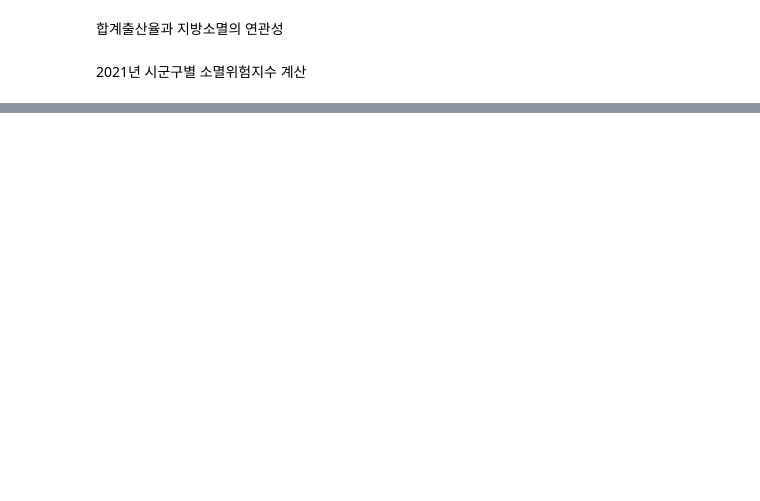
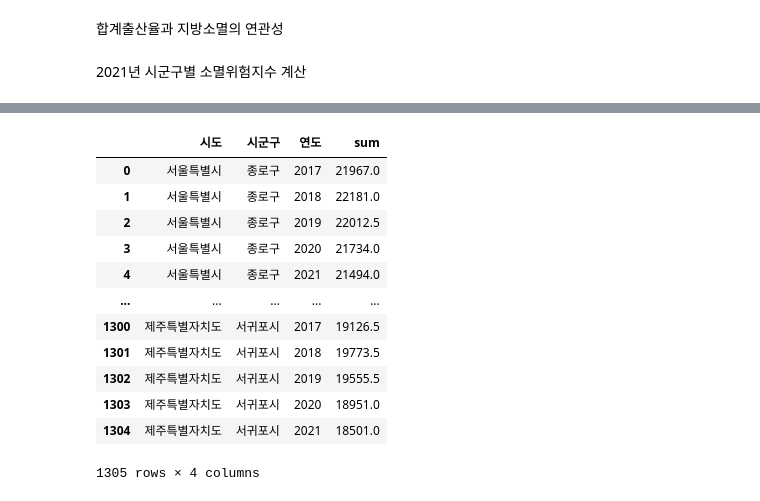
Before and after one commit to sphy1597/data_analysis-DS, a Jupyter notebook: 인구소멸해결방안(규처리꺼_ver)_ipynb의_사본.ipynb, the cells around one changed output, grey strips where cells are left out. Cells and saved outputs as stored; diff of their text form; code cells hidden in the pictures; blank space fills up the shorter version.

```diff
--- a/인구소멸해결방안(규처리꺼_ver)_ipynb의_사본.ipynb
+++ b/인구소멸해결방안(규처리꺼_ver)_ipynb의_사본.ipynb
@@ -73,0 +26,18 @@ print('Hello word')
+# %%
+women['sum'] = women[20] + women[25] + women[30] +women[35]
+women = women.drop([20,25,30,35, '성별'], axis=1)
+women
+# %% [output]
+|  | 시도 | 시군구 | 연도 | sum |
+| 0 | 서울특별시 | 종로구 | 2017 | 21967.0 |
+| 1 | 서울특별시 | 종로구 | 2018 | 22181.0 |
+| 2 | 서울특별시 | 종로구 | 2019 | 22012.5 |
+| 3 | 서울특별시 | 종로구 | 2020 | 21734.0 |
+| 4 | 서울특별시 | 종로구 | 2021 | 21494.0 |
+| ... | ... | ... | ... | ... |
+| 1300 | 제주특별자치도 | 서귀포시 | 2017 | 19126.5 |
+| 1301 | 제주특별자치도 | 서귀포시 | 2018 | 19773.5 |
+| 1302 | 제주특별자치도 | 서귀포시 | 2019 | 19555.5 |
+| 1303 | 제주특별자치도 | 서귀포시 | 2020 | 18951.0 |
+| 1304 | 제주특별자치도 | 서귀포시 | 2021 | 18501.0 |
+1305 rows × 4 columns
```
Also changed, not shown: parts of 14 cells of this notebook.
